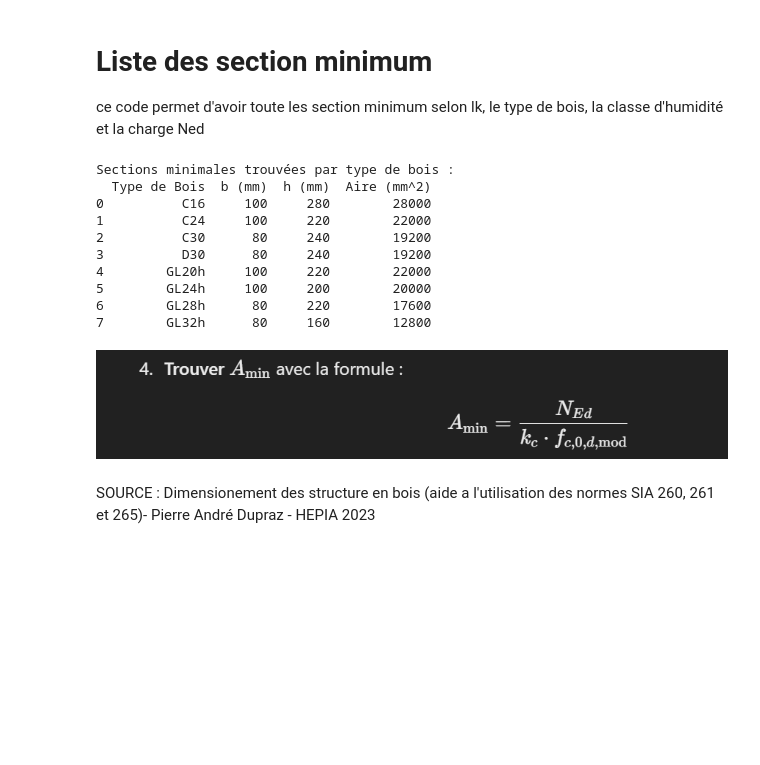
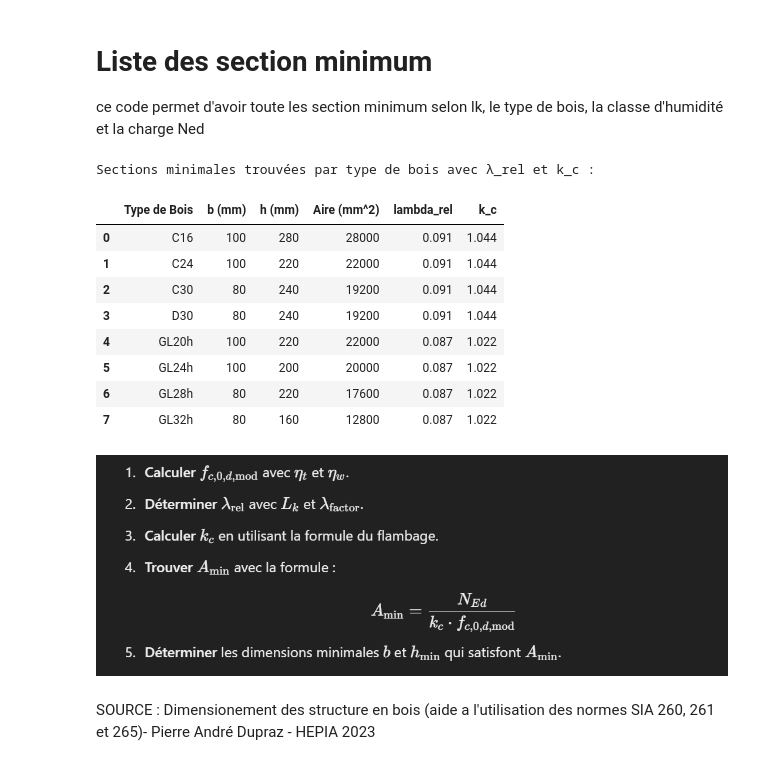
Before and after one commit to Erazq/Bois, a Jupyter notebook: Barres comrpimées.ipynb, the cells around one changed output. Saved outputs shown, nothing was run; the diff lists cells and outputs as text; code cells hidden in the pictures; blank space fills up the shorter version.

Commit message:
correction tableau

```diff
--- a/Barres comrpimées.ipynb
+++ b/Barres comrpimées.ipynb
@@ -274,6 +274,7 @@ ce code permet d'avoir toute les section minimum selon lk, le type de bois, la c
 # %%
 import pandas as pd
 import math
+from IPython.display import display
 
 # Création des dimensions pour Bois Massif
 dimensions_massif = [
@@ -331,55 +332,57 @@ def calculer_kc(lambda_rel, beta_c):
     kc = 1 / (k + math.sqrt(k**2 - lambda_rel**2))
     return kc
 
-# Fonction pour trouver la section minimale par type de bois
+# Fonction pour trouver la section minimale par type de bois avec kc et lambda_rel
 def section_minimale_par_bois(Ned, Lk, type_charge, classe_humidite):
     resultats = []
     for type_bois, params in parametres_bois.items():
         eta_t = 1.0 if type_charge == "période infinie" else 1.4
         eta_w = {1: 1.0, 2: 0.8, 3: 0.6}[classe_humidite]
         f_c0d_mod = params["f_c0d"] * eta_t * eta_w
         lambda_factor = params["lambda_factor"]
         beta_c = params["beta_c"]
         lambda_rel = (Lk / 1000) / lambda_factor  # Lk en mètres
         kc = calculer_kc(lambda_rel, beta_c)
 
         # Parcourir toutes les sections disponibles
         for _, row in df_bois_combined.iterrows():
             A = row["b (mm)"] * row["h (mm)"]
             Ned_max = kc * f_c0d_mod * A
             if Ned <= Ned_max:
                 resultats.append({
                     "Type de Bois": type_bois,
                     "b (mm)": row["b (mm)"],
                     "h (mm)": row["h (mm)"],
-                    "Aire (mm^2)": A
+                    "Aire (mm^2)": A,
+                    "lambda_rel": round(lambda_rel, 3),
+                    "k_c": round(kc, 3)
                 })
                 break  # Prendre la première section valide et sortir de la boucle
     return pd.DataFrame(resultats)
 
 # Exemple d'utilisation
 if __name__ == "__main__":
     Ned = 275000  # Effort normal en N
     Lk = 5200  # Longueur de flambage en mm
     type_charge = "période infinie"  # Type de charge
     classe_humidite = 1  # Classe d'humidité
 
     resultats_sections = section_minimale_par_bois(Ned, Lk, type_charge, classe_humidite)
-    print("\nSections minimales trouvées par type de bois :")
-    print(resultats_sections)
+    print("\nSections minimales trouvées par type de bois avec λ_rel et k_c :")
+    display(resultats_sections)
 # %% [output]
-Sections minimales trouvées par type de bois :
-  Type de Bois  b (mm)  h (mm)  Aire (mm^2)
-0          C16     100     280        28000
-1          C24     100     220        22000
-2          C30      80     240        19200
-3          D30      80     240        19200
-4        GL20h     100     220        22000
-5        GL24h     100     200        20000
-6        GL28h      80     220        17600
-7        GL32h      80     160        12800
+Sections minimales trouvées par type de bois avec λ_rel et k_c :
+|  | Type de Bois | b (mm) | h (mm) | Aire (mm^2) | lambda_rel | k_c |
+| 0 | C16 | 100 | 280 | 28000 | 0.091 | 1.044 |
+| 1 | C24 | 100 | 220 | 22000 | 0.091 | 1.044 |
+| 2 | C30 | 80 | 240 | 19200 | 0.091 | 1.044 |
+| 3 | D30 | 80 | 240 | 19200 | 0.091 | 1.044 |
+| 4 | GL20h | 100 | 220 | 22000 | 0.087 | 1.022 |
+| 5 | GL24h | 100 | 200 | 20000 | 0.087 | 1.022 |
+| 6 | GL28h | 80 | 220 | 17600 | 0.087 | 1.022 |
+| 7 | GL32h | 80 | 160 | 12800 | 0.087 | 1.022 |
 # %% [markdown]
-![image.png](attachment:image.png-old)
+![image.png](attachment:image.png-new)
 # %% [markdown]
 SOURCE :
  Dimensionement des structure en bois (aide a l'utilisation des normes SIA 260, 261 et 265)- Pierre André Dupraz - HEPIA 2023
```
